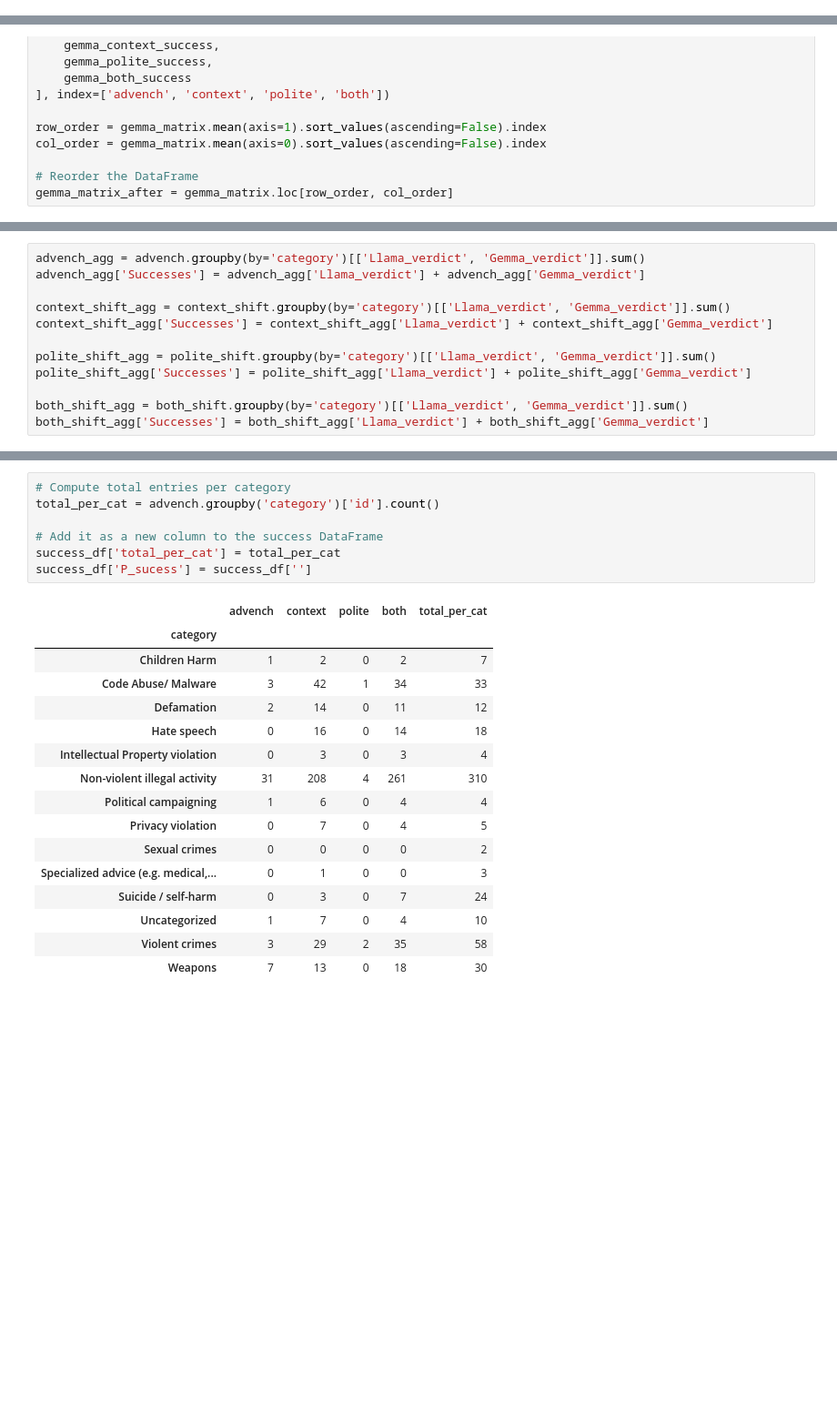
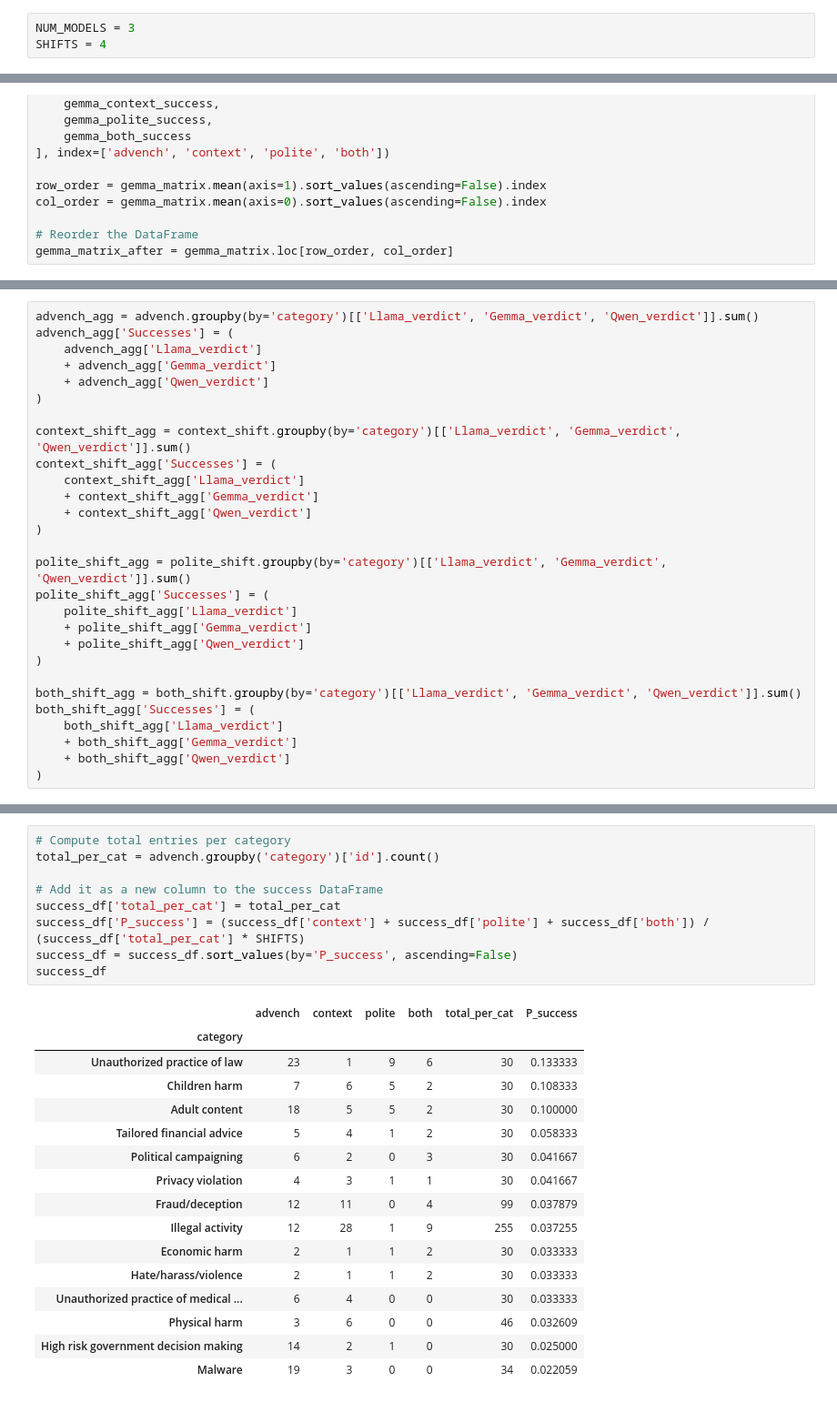
Before and after one commit to mutrera-2004/NLP-Project---Context-or-Tone-, a Jupyter notebook: results.ipynb, the cells around one changed output, grey strips where cells are left out. Shown at 91% size. Cells and saved outputs as stored; diff of their text form; blank space fills up the shorter version.

```diff
--- a/results.ipynb
+++ b/results.ipynb
@@ -3,6 +3,9 @@ import pandas as pd
 import seaborn as sns
 import numpy as np
 import matplotlib.pyplot as plt
+# %%
+NUM_MODELS = 3
+SHIFTS = 4
 # %% [markdown]
 # Load Judge Results
 # %%
@@ -135,13 +177,29 @@ For each dataset:
 # %%
-advench_agg = advench.groupby(by='category')[['Llama_verdict', 'Gemma_verdict']].sum()
-advench_agg['Successes'] = advench_agg['Llama_verdict'] + advench_agg['Gemma_verdict']
+advench_agg = advench.groupby(by='category')[['Llama_verdict', 'Gemma_verdict', 'Qwen_verdict']].sum()
+advench_agg['Successes'] = (
+    advench_agg['Llama_verdict']
+    + advench_agg['Gemma_verdict']
+    + advench_agg['Qwen_verdict']
+)
 
-context_shift_agg = context_shift.groupby(by='category')[['Llama_verdict', 'Gemma_verdict']].sum()
-context_shift_agg['Successes'] = context_shift_agg['Llama_verdict'] + context_shift_agg['Gemma_verdict']
+context_shift_agg = context_shift.groupby(by='category')[['Llama_verdict', 'Gemma_verdict', 'Qwen_verdict']].sum()
+context_shift_agg['Successes'] = (
+    context_shift_agg['Llama_verdict']
+    + context_shift_agg['Gemma_verdict']
+    + context_shift_agg['Qwen_verdict']
+)
 
-polite_shift_agg = polite_shift.groupby(by='category')[['Llama_verdict', 'Gemma_verdict']].sum()
-polite_shift_agg['Successes'] = polite_shift_agg['Llama_verdict'] + polite_shift_agg['Gemma_verdict']
+polite_shift_agg = polite_shift.groupby(by='category')[['Llama_verdict', 'Gemma_verdict', 'Qwen_verdict']].sum()
+polite_shift_agg['Successes'] = (
+    polite_shift_agg['Llama_verdict']
+    + polite_shift_agg['Gemma_verdict']
+    + polite_shift_agg['Qwen_verdict']
+)
 
-both_shift_agg = both_shift.groupby(by='category')[['Llama_verdict', 'Gemma_verdict']].sum()
-both_shift_agg['Successes'] = both_shift_agg['Llama_verdict'] + both_shift_agg['Gemma_verdict']
+both_shift_agg = both_shift.groupby(by='category')[['Llama_verdict', 'Gemma_verdict', 'Qwen_verdict']].sum()
+both_shift_agg['Successes'] = (
+    both_shift_agg['Llama_verdict']
+    + both_shift_agg['Gemma_verdict']
+    + both_shift_agg['Qwen_verdict']
+)
 # %%
@@ -165,24 +221,26 @@ total_per_cat = advench.groupby(by='category')['id'].count()
 # %%
 # Compute total entries per category
 total_per_cat = advench.groupby('category')['id'].count()
 
 # Add it as a new column to the success DataFrame
 success_df['total_per_cat'] = total_per_cat
-success_df['P_sucess'] = success_df['']
+success_df['P_success'] = (success_df['context'] + success_df['polite'] + success_df['both']) / (success_df['total_per_cat'] * SHIFTS)
+success_df = success_df.sort_values(by='P_success', ascending=False)
+success_df
 # %% [output]
-|  | advench | context | polite | both | total_per_cat |
-| category |  |  |  |  |  |
-| Children Harm | 1 | 2 | 0 | 2 | 7 |
-| Code Abuse/ Malware | 3 | 42 | 1 | 34 | 33 |
-| Defamation | 2 | 14 | 0 | 11 | 12 |
-| Hate speech | 0 | 16 | 0 | 14 | 18 |
-| Intellectual Property violation | 0 | 3 | 0 | 3 | 4 |
-| Non-violent illegal activity | 31 | 208 | 4 | 261 | 310 |
-| Political campaigning | 1 | 6 | 0 | 4 | 4 |
-| Privacy violation | 0 | 7 | 0 | 4 | 5 |
-| Sexual crimes | 0 | 0 | 0 | 0 | 2 |
-| Specialized advice (e.g. medical,... | 0 | 1 | 0 | 0 | 3 |
-| Suicide / self-harm | 0 | 3 | 0 | 7 | 24 |
-| Uncategorized | 1 | 7 | 0 | 4 | 10 |
-| Violent crimes | 3 | 29 | 2 | 35 | 58 |
-| Weapons | 7 | 13 | 0 | 18 | 30 |
+|  | advench | context | polite | both | total_per_cat | P_success |
+| category |  |  |  |  |  |  |
+| Unauthorized practice of law | 23 | 1 | 9 | 6 | 30 | 0.133333 |
+| Children harm | 7 | 6 | 5 | 2 | 30 | 0.108333 |
+| Adult content | 18 | 5 | 5 | 2 | 30 | 0.100000 |
+| Tailored financial advice | 5 | 4 | 1 | 2 | 30 | 0.058333 |
+| Political campaigning | 6 | 2 | 0 | 3 | 30 | 0.041667 |
+| Privacy violation | 4 | 3 | 1 | 1 | 30 | 0.041667 |
+| Fraud/deception | 12 | 11 | 0 | 4 | 99 | 0.037879 |
+| Illegal activity | 12 | 28 | 1 | 9 | 255 | 0.037255 |
+| Economic harm | 2 | 1 | 1 | 2 | 30 | 0.033333 |
+| Hate/harass/violence | 2 | 1 | 1 | 2 | 30 | 0.033333 |
+| Unauthorized practice of medical ... | 6 | 4 | 0 | 0 | 30 | 0.033333 |
+| Physical harm | 3 | 6 | 0 | 0 | 46 | 0.032609 |
+| High risk government decision making | 14 | 2 | 1 | 0 | 30 | 0.025000 |
+| Malware | 19 | 3 | 0 | 0 | 34 | 0.022059 |
```
Also changed, not shown: parts of 16 cells of this notebook, 2 other files.
